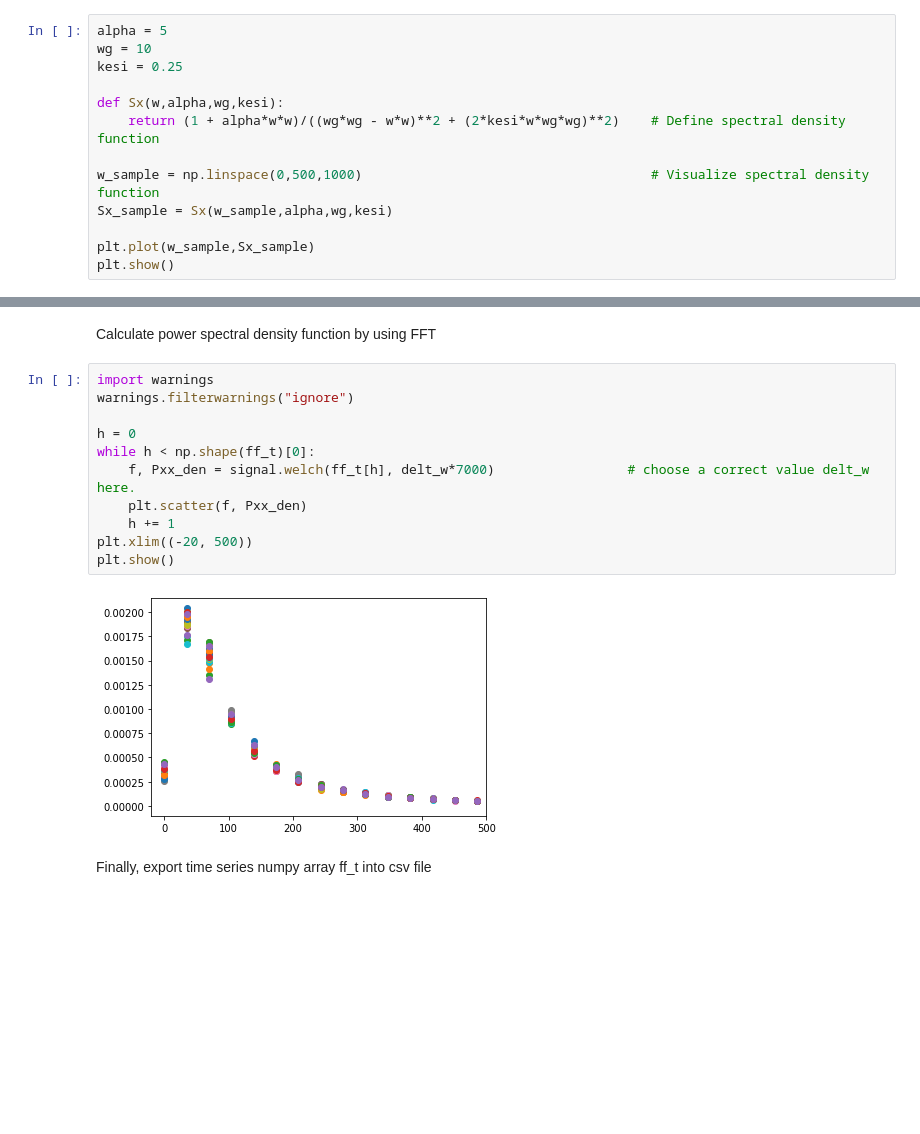
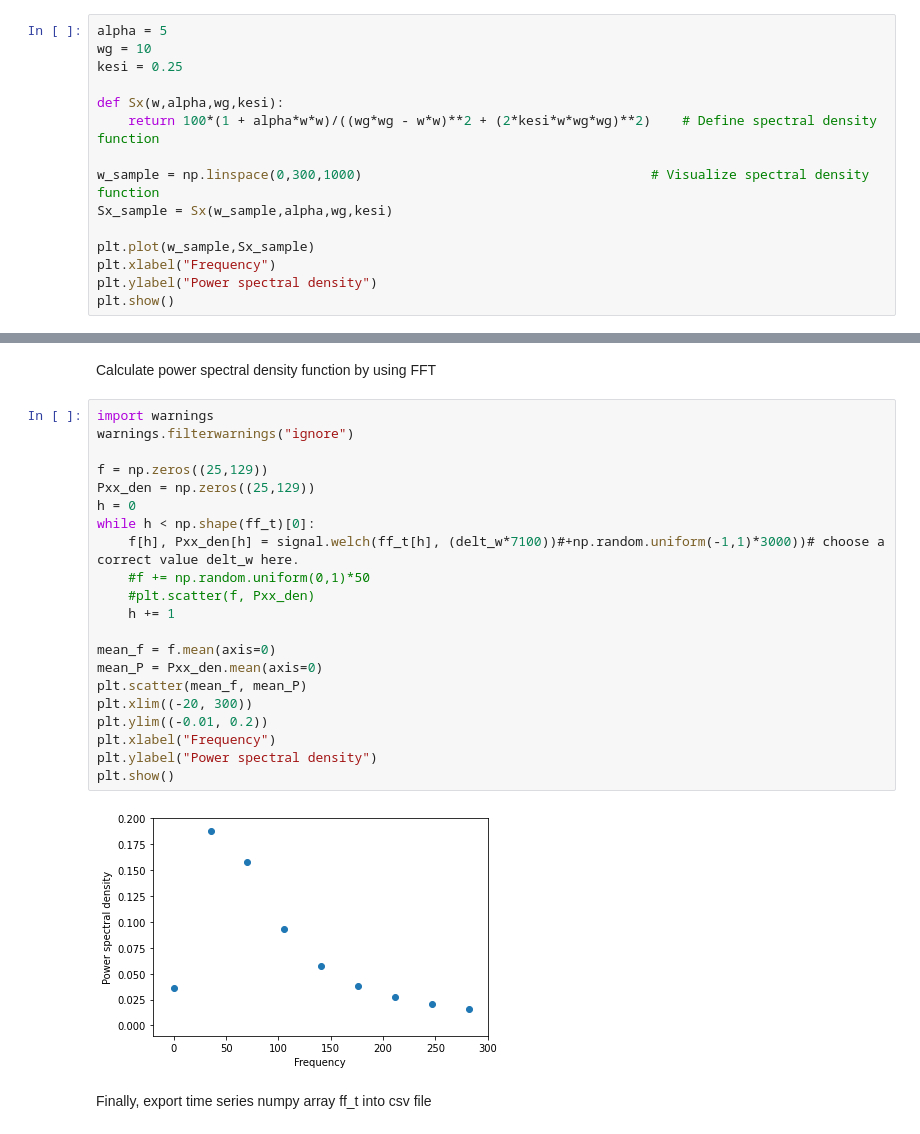
Before and after one commit to WeiZhang111/Stationary-random-process-time-series-generator, a Jupyter notebook: Stationary time series #Success.ipynb, the cells around one changed output, grey strips where cells are left out. Saved outputs shown, nothing was run; the diff lists cells and outputs as text; blank space fills up the shorter version.

```diff
--- a/Stationary time series #Success.ipynb
+++ b/Stationary time series #Success.ipynb
@@ -14,11 +15,13 @@ wg = 10
 kesi = 0.25
 
 def Sx(w,alpha,wg,kesi):
-    return (1 + alpha*w*w)/((wg*wg - w*w)**2 + (2*kesi*w*wg*wg)**2)    # Define spectral density function
+    return 100*(1 + alpha*w*w)/((wg*wg - w*w)**2 + (2*kesi*w*wg*wg)**2)    # Define spectral density function
 
-w_sample = np.linspace(0,500,1000)                                     # Visualize spectral density function
+w_sample = np.linspace(0,300,1000)                                     # Visualize spectral density function
 Sx_sample = Sx(w_sample,alpha,wg,kesi)
 
 plt.plot(w_sample,Sx_sample)
+plt.xlabel("Frequency")
+plt.ylabel("Power spectral density")
 plt.show()
 # %% [output]
@@ -144,15 +150,25 @@ Calculate power spectral density function by using FFT
 # %%
 import warnings
 warnings.filterwarnings("ignore")
 
+f = np.zeros((25,129))
+Pxx_den = np.zeros((25,129))
 h = 0
 while h < np.shape(ff_t)[0]:
-    f, Pxx_den = signal.welch(ff_t[h], delt_w*7000)                 # choose a correct value delt_w here.
-    plt.scatter(f, Pxx_den)
+    f[h], Pxx_den[h] = signal.welch(ff_t[h], (delt_w*7100))#+np.random.uniform(-1,1)*3000))# choose a correct value delt_w here.
+    #f += np.random.uniform(0,1)*50
+    #plt.scatter(f, Pxx_den)
     h += 1
-plt.xlim((-20, 500))
+
+mean_f = f.mean(axis=0)
+mean_P = Pxx_den.mean(axis=0)
+plt.scatter(mean_f, mean_P)
+plt.xlim((-20, 300))
+plt.ylim((-0.01, 0.2))
+plt.xlabel("Frequency")
+plt.ylabel("Power spectral density")
 plt.show()
 # %% [output]
-[figure, old version]
+[figure, new version]
 # %% [markdown]
 Finally, export time series numpy array ff_t into csv file
```
Also changed, not shown: parts of 6 cells of this notebook.
